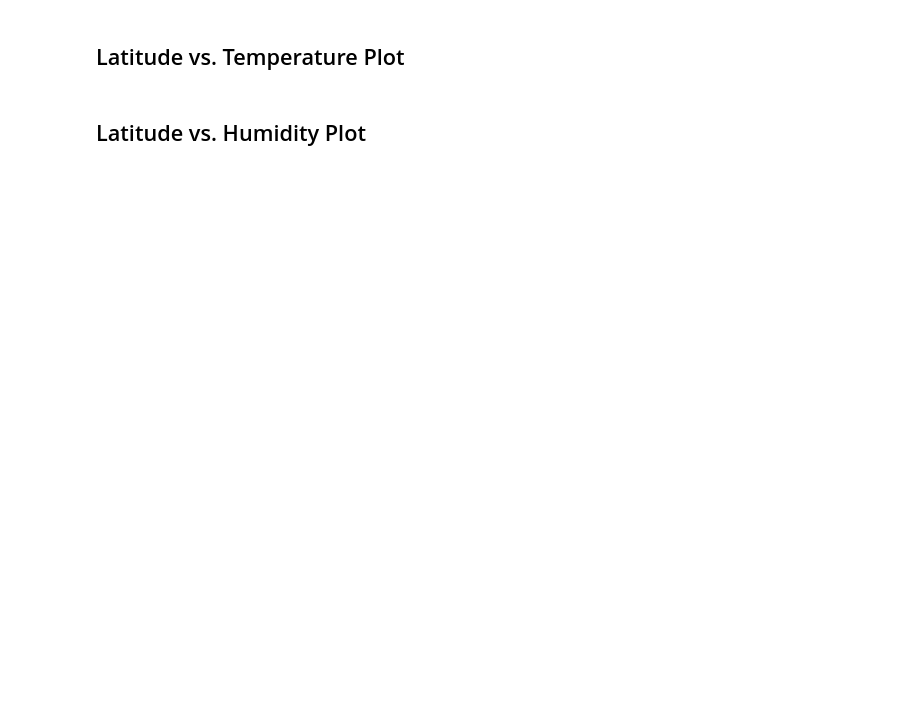
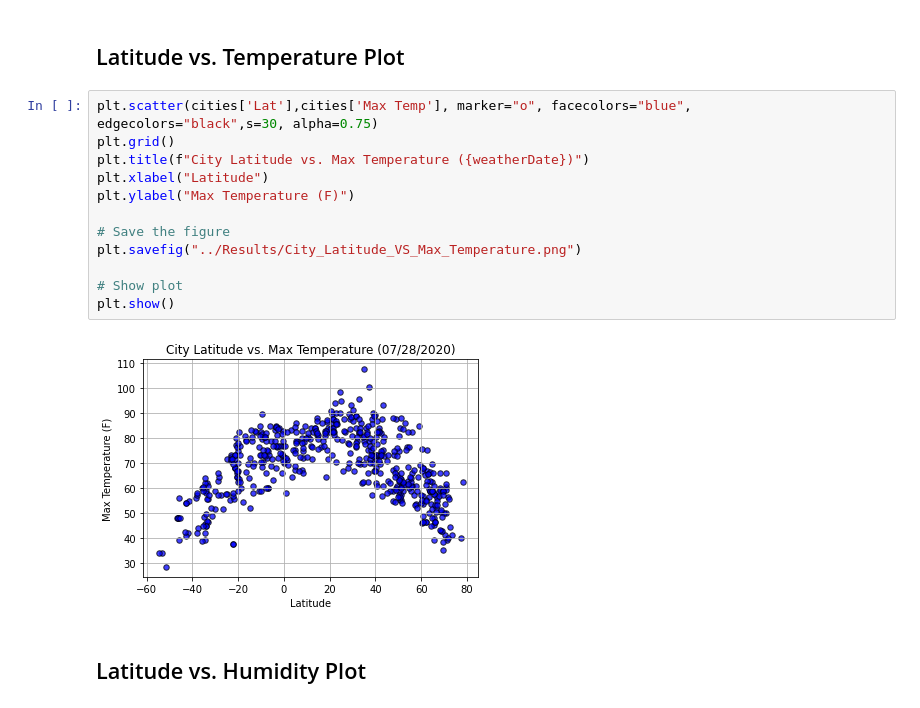
Before and after one commit to GGVittoria/python-api-challenge, a Jupyter notebook: WeatherPy/WeatherPy.ipynb, the cells around one changed output. Drawn from its saved outputs; the diff is of its cells as text; blank space fills up the shorter version.

```diff
--- a/WeatherPy/WeatherPy.ipynb
+++ b/WeatherPy/WeatherPy.ipynb
@@ -290,4 +247,18 @@ clean_city_data.to_csv("Output/clean_city_data.csv", index=False, header=True)
 # %% [markdown]
 ## Latitude vs. Temperature Plot
+# %%
+plt.scatter(cities['Lat'],cities['Max Temp'], marker="o", facecolors="blue", edgecolors="black",s=30, alpha=0.75)
+plt.grid()
+plt.title(f"City Latitude vs. Max Temperature ({weatherDate})")
+plt.xlabel("Latitude")
+plt.ylabel("Max Temperature (F)")
+
+# Save the figure
+plt.savefig("../Results/City_Latitude_VS_Max_Temperature.png")
+
+# Show plot
+plt.show()
+# %% [output]
+[figure, added]
 # %% [markdown]
 ## Latitude vs. Humidity Plot
```
Also changed, not shown: parts of 39 cells of this notebook, 17 other files.
